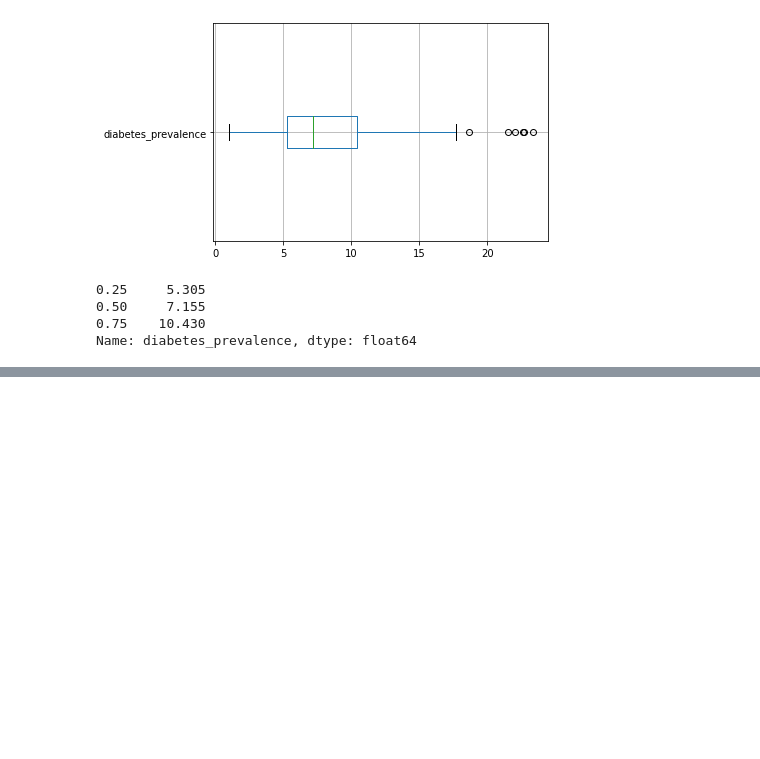
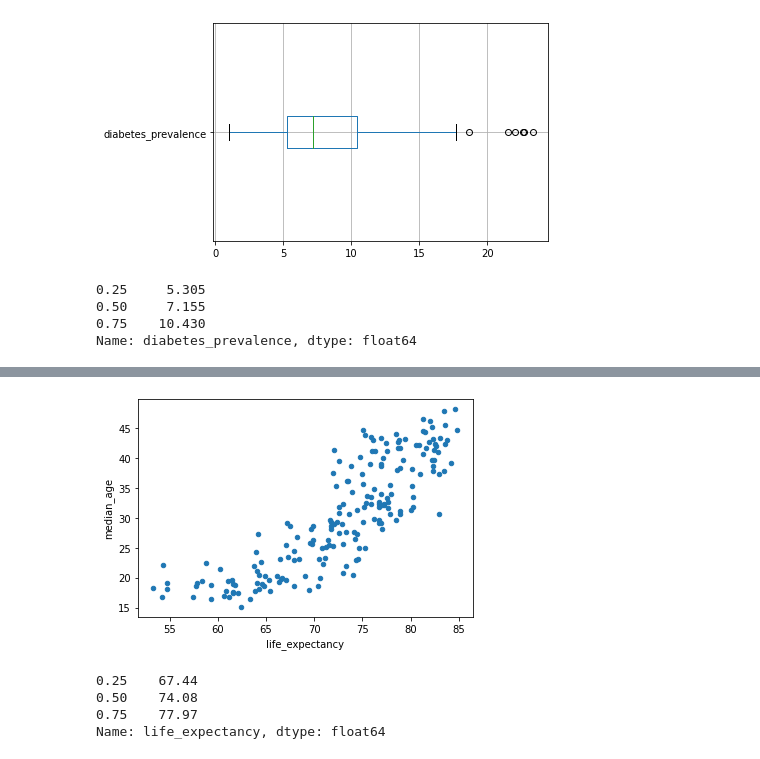
Before and after one commit to Yung-Hsin-Chen/Causalities-of-Covid-Pandemics, a Jupyter notebook: final_project/src/visualization/visualize_EDA.ipynb, the cells around one changed output, grey strips where cells are left out. Drawn from its saved outputs; the diff is of its cells as text; code cells hidden in the pictures; blank space fills up the shorter version.

```diff
--- a/final_project/src/visualization/visualize_EDA.ipynb
+++ b/final_project/src/visualization/visualize_EDA.ipynb
@@ -136,11 +102,0 @@ def get_boundary_count(boundary_count=200):
-# %%
-boundary = 300
-df = pd.DataFrame.from_dict({"less than "+str(boundry)+" data": get_boundary_count(boundary)[0],
-                             "more than "+str(boundry)+" data": get_boundary_count(boundary)[1],
-                             "country name with data < "+str(boundry): get_boundary_count(boundary)[2]})
-df.index = ["covid-hospitalizations", "vaccinations-by-age-group",
-            "vaccinations-by-manufacturer", "owid-covid-data"]
-print("Countries with less than "+str(boundary)+" data entries will not be used: ",
-      set(sum(get_boundary_count(boundary)[2], [])), "\n")
-print("Data Counts of Countries:")
-df
@@ -155,0 +103,13 @@ Data Counts of Countries:
+# %%
+# 8. Life expectancy vs. median age
+# We use the same methods as in 2.
+ax =df.plot.scatter(x="life_expectancy", y="median_age")
+plt.show()
+
+print(df1['life_expectancy'].quantile([0.25,0.5,0.75]))
+# %% [output]
+[figure, added]
+0.25    67.44
+0.50    74.08
+0.75    77.97
+Name: life_expectancy, dtype: float64
```
Also changed, not shown: parts of 7 cells of this notebook, 14 other files.
